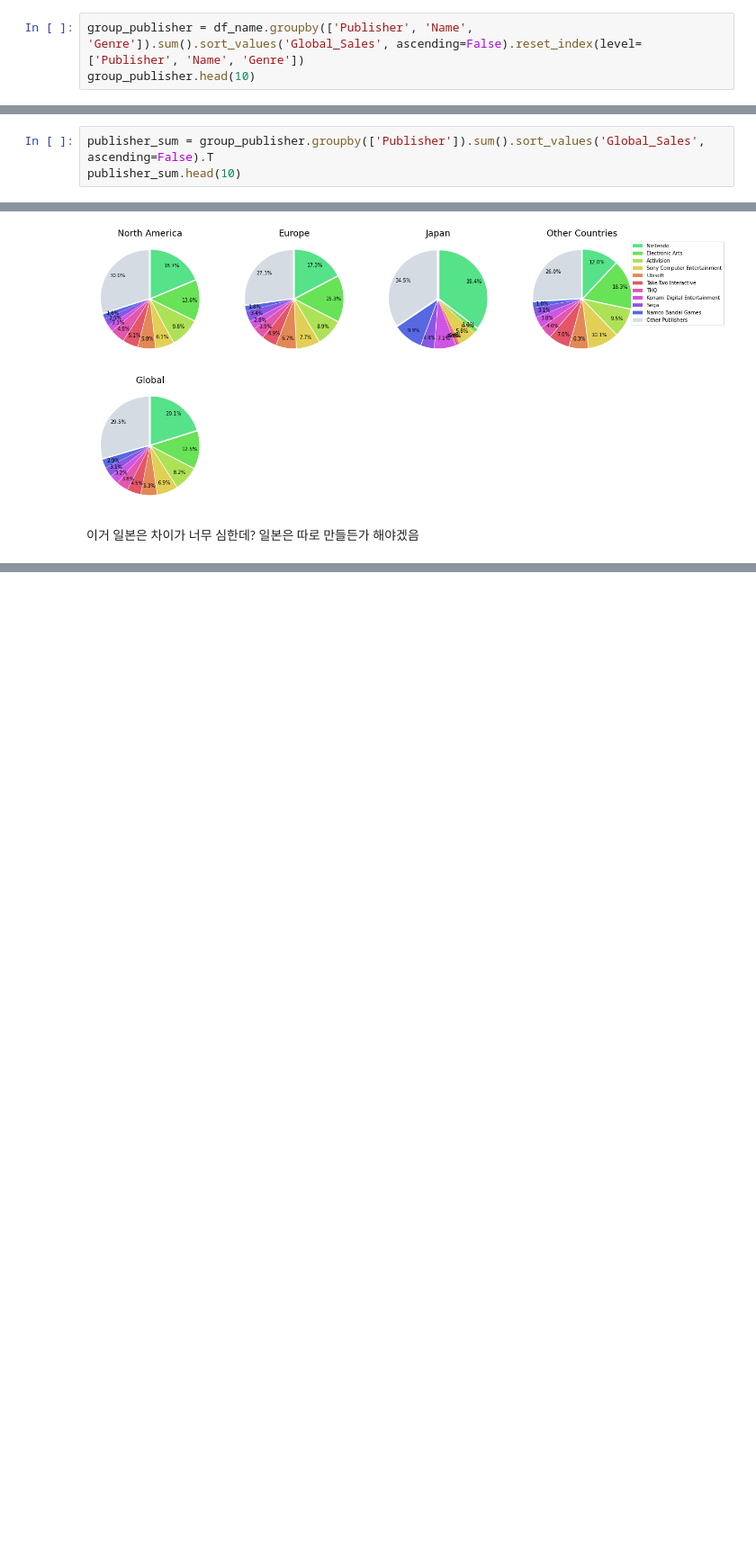
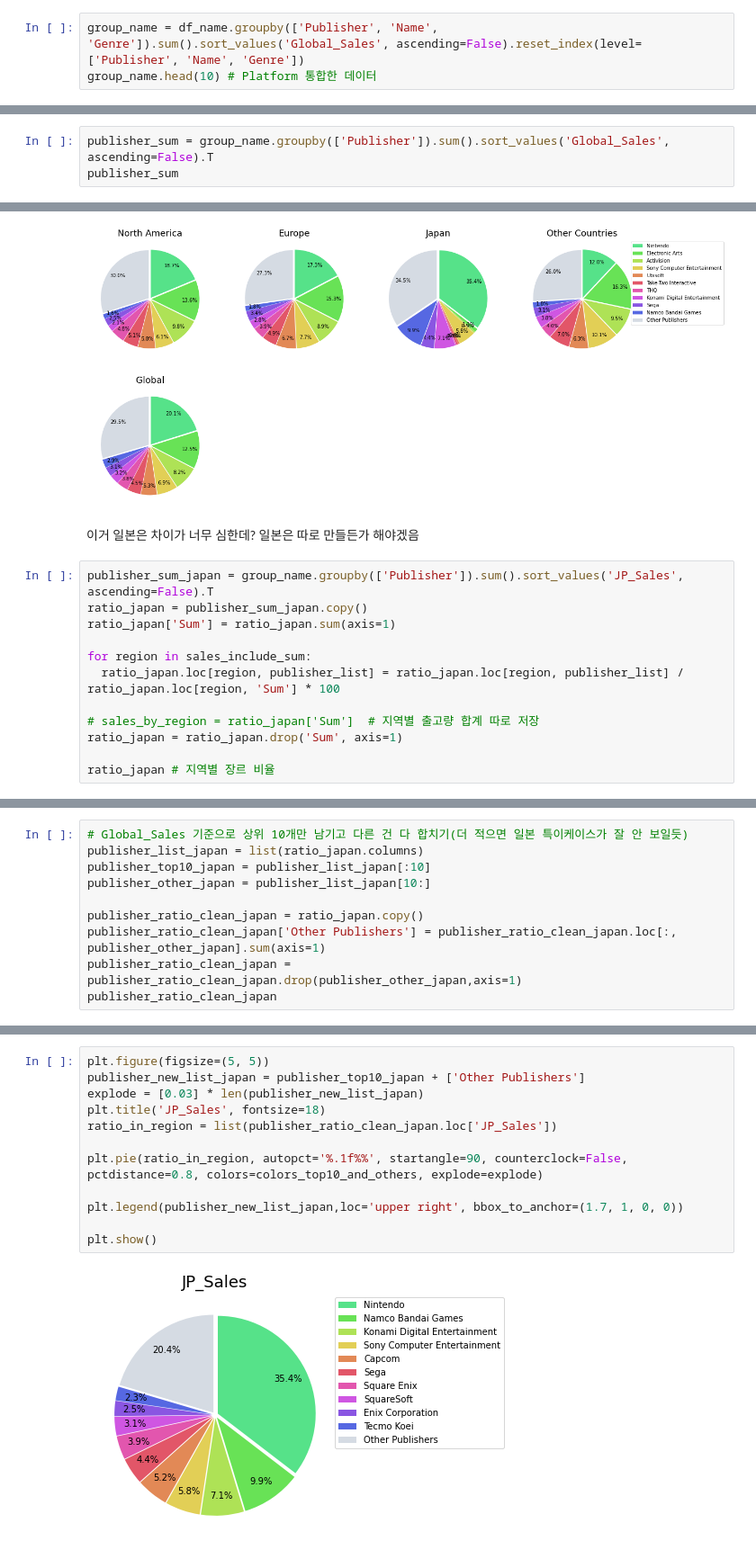
Before and after one commit to nan-park/section1_project, a Jupyter notebook: AI_section1_project.ipynb, the cells around one changed output, grey strips where cells are left out. Shown at 90% size. Drawn from its saved outputs; the diff is of its cells as text; blank space fills up the shorter version.

```diff
--- a/AI_section1_project.ipynb
+++ b/AI_section1_project.ipynb
@@ -1777,6 +1786,6 @@ fig.show()
 # %%
-group_publisher = df_name.groupby(['Publisher', 'Name', 'Genre']).sum().sort_values('Global_Sales', ascending=False).reset_index(level=['Publisher', 'Name', 'Genre'])
-group_publisher.head(10)
+group_name = df_name.groupby(['Publisher', 'Name', 'Genre']).sum().sort_values('Global_Sales', ascending=False).reset_index(level=['Publisher', 'Name', 'Genre'])
+group_name.head(10) # Platform 통합한 데이터
 # %% [output]
 |  | Publisher | Name | Genre | NA_Sales | EU_Sales | JP_Sales | Other_Sales | Global_Sales |
 | 0 | Nintendo | Wii Sports | Sports | 41.49 | 29.02 | 3.77 | 8.46 | 82.74 |
@@ -1790,8 +1799,8 @@ group_publisher.head(10)
 | 8 | Activision | Call of Duty: Modern Warfare 3 | Shooter | 15.58 | 11.29 | 0.62 | 3.35 | 30.84 |
 | 9 | Nintendo | New Super Mario Bros. | Platform | 11.38 | 9.23 | 6.50 | 2.90 | 30.01 |
 # %%
-publisher_sum = group_publisher.groupby(['Publisher']).sum().sort_values('Global_Sales', ascending=False).T
-publisher_sum.head(10)
+publisher_sum = group_name.groupby(['Publisher']).sum().sort_values('Global_Sales', ascending=False).T
+publisher_sum
 # %% [output]
 | Publisher | Nintendo | Electronic Arts | Activision | Sony Computer Entertainment | Ubisoft | Take-Two Interactive | THQ | ... |
 | NA_Sales | 816.43 | 592.70 | 427.78 | 265.22 | 252.81 | 220.47 | 208.60 | ... |
@@ -1860,3 +1869,15 @@ plt.show()
 [figure]
 # %% [markdown]
 이거 일본은 차이가 너무 심한데? 일본은 따로 만들든가 해야겠음
+# %%
+publisher_sum_japan = group_name.groupby(['Publisher']).sum().sort_values('JP_Sales', ascending=False).T
+ratio_japan = publisher_sum_japan.copy()
+ratio_japan['Sum'] = ratio_japan.sum(axis=1)
+
+for region in sales_include_sum:
+  ratio_japan.loc[region, publisher_list] = ratio_japan.loc[region, publisher_list] / ratio_japan.loc[region, 'Sum'] * 100
+
+# sales_by_region = ratio_japan['Sum']  # 지역별 출고량 합계 따로 저장
+ratio_japan = ratio_japan.drop('Sum', axis=1)
+
+ratio_japan # 지역별 장르 비율
@@ -1862,0 +1891,10 @@ plt.show()
+# %%
+# Global_Sales 기준으로 상위 10개만 남기고 다른 건 다 합치기(더 적으면 일본 특이케이스가 잘 안 보일듯)
+publisher_list_japan = list(ratio_japan.columns)
+publisher_top10_japan = publisher_list_japan[:10]
+publisher_other_japan = publisher_list_japan[10:]
+
+publisher_ratio_clean_japan = ratio_japan.copy()
+publisher_ratio_clean_japan['Other Publishers'] = publisher_ratio_clean_japan.loc[:, publisher_other_japan].sum(axis=1)
+publisher_ratio_clean_japan = publisher_ratio_clean_japan.drop(publisher_other_japan,axis=1)
+publisher_ratio_clean_japan
@@ -1862,0 +1908,14 @@ plt.show()
+# %%
+plt.figure(figsize=(5, 5))
+publisher_new_list_japan = publisher_top10_japan + ['Other Publishers']
+explode = [0.03] * len(publisher_new_list_japan)
+plt.title('JP_Sales', fontsize=18)
+ratio_in_region = list(publisher_ratio_clean_japan.loc['JP_Sales'])
+
+plt.pie(ratio_in_region, autopct='%.1f%%', startangle=90, counterclock=False, pctdistance=0.8, colors=colors_top10_and_others, explode=explode)
+
+plt.legend(publisher_new_list_japan,loc='upper right', bbox_to_anchor=(1.7, 1, 0, 0))
+
+plt.show()
+# %% [output]
+[figure, added]
```
Also changed, not shown: parts of 12 cells of this notebook.
